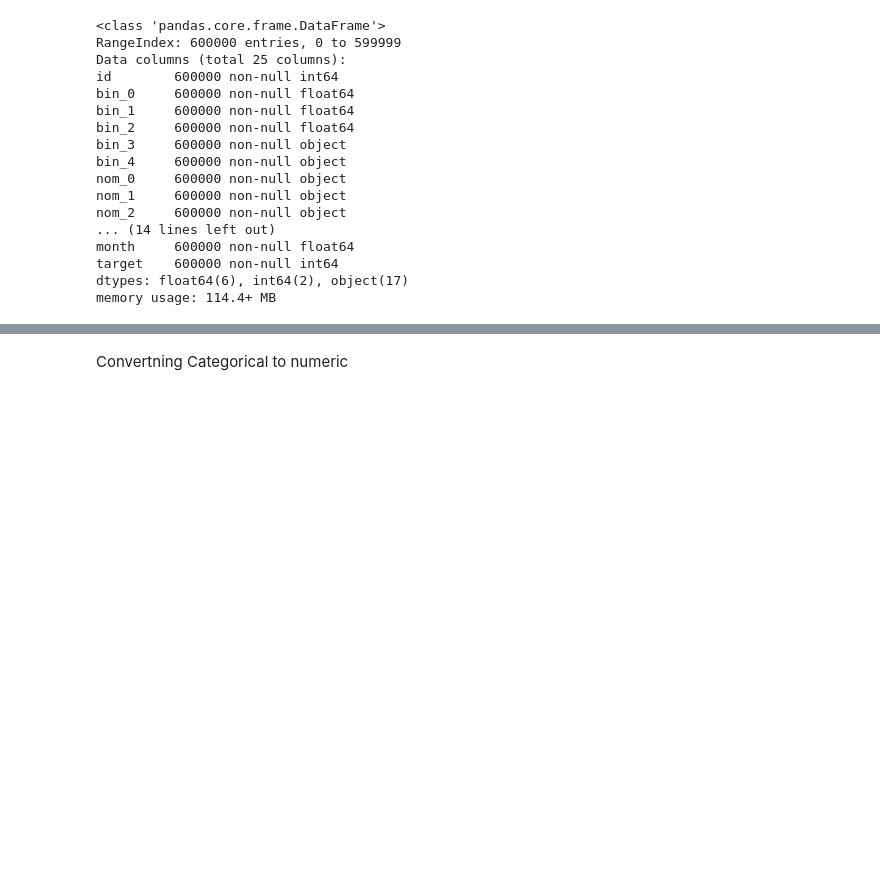
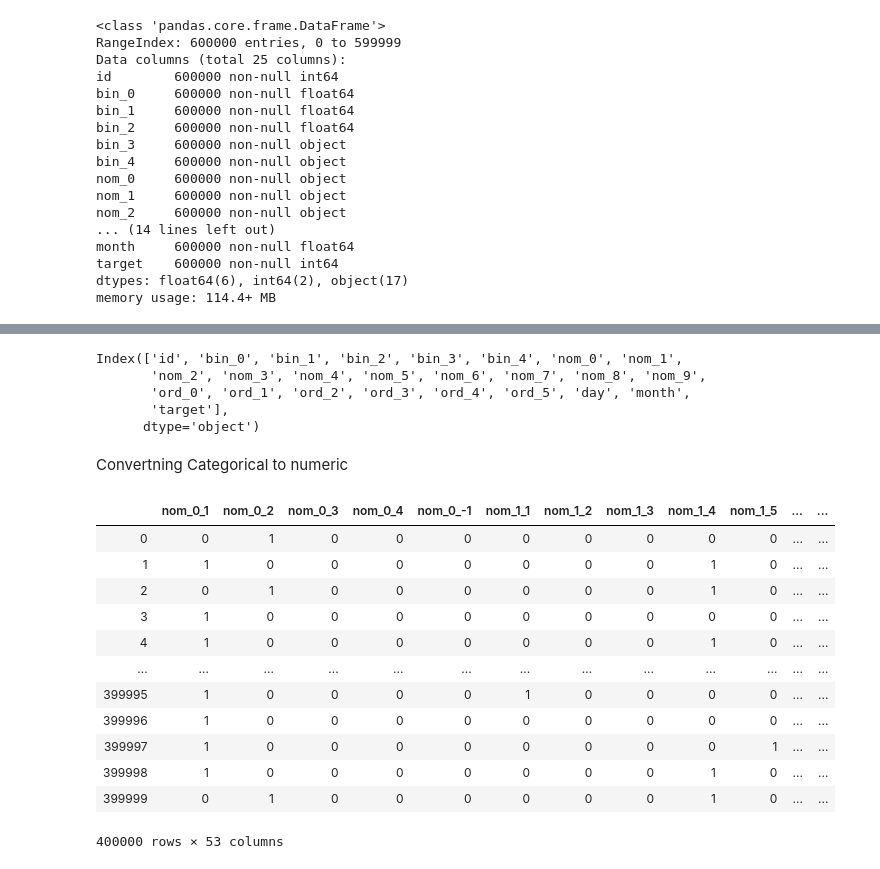
Before and after one commit to E-STAT/Categorical-Features-II-kaggle-hackathon, a Jupyter notebook: Cat_Feat_py.ipynb, the cells around one changed output, grey strips where cells are left out. Cells and saved outputs as stored; diff of their text form; code cells hidden in the pictures; blank space fills up the shorter version.

```diff
--- a/Cat_Feat_py.ipynb
+++ b/Cat_Feat_py.ipynb
@@ -350,0 +361,11 @@ memory usage: 114.4+ MB
+# %%
+train.columns
+# %% [output]
+Index(['id', 'bin_0', 'bin_1', 'bin_2', 'bin_3', 'bin_4', 'nom_0', 'nom_1',
+       'nom_2', 'nom_3', 'nom_4', 'nom_5', 'nom_6', 'nom_7', 'nom_8', 'nom_9',
+       'ord_0', 'ord_1', 'ord_2', 'ord_3', 'ord_4', 'ord_5', 'day', 'month',
+       'target'],
+      dtype='object')
+# %%
+train = train.drop('id', axis = 1)
+test = test.drop('id', axis = 1)
@@ -352,0 +380,33 @@ Convertning Categorical to numeric
+# %%
+enc_hot = OneHotEncoder(cols = ['nom_0', 'nom_1', 'nom_2', 'nom_3', 'nom_4']).fit(X, y)
+features = enc_hot.transform(X)
+test = enc_hot.transform(test)
+# %%
+enc = OrdinalEncoder(cols=['ord_1', 'ord_2', 'ord_3', 'ord_4', 'ord_5']).fit(features, y)
+features = enc.transform(features)
+test = enc.transform(test)
+# %%
+cat_features_label = (['bin_0', 'bin_1', 'bin_2', 'bin_3', 'bin_4','nom_5', 'nom_6', 'nom_7', 'nom_8', 'nom_9'])
+encoder = LabelEncoder()
+encoded_label = features[cat_features_label].apply(encoder.fit_transform)
+encoded_testlabel = test[cat_features_label].apply(encoder.fit_transform)
+
+features.drop(['bin_0', 'bin_1', 'bin_2', 'bin_3', 'bin_4','nom_5', 'nom_6', 'nom_7', 'nom_8', 'nom_9'], axis = 1, inplace = True)
+test.drop(['bin_0', 'bin_1', 'bin_2', 'bin_3', 'bin_4','nom_5', 'nom_6', 'nom_7', 'nom_8', 'nom_9'], axis = 1, inplace = True)
+
+features.join(encoded_label)
+test.join(encoded_testlabel)
+# %% [output]
+|  | nom_0_1 | nom_0_2 | nom_0_3 | nom_0_4 | nom_0_-1 | nom_1_1 | nom_1_2 | nom_1_3 | nom_1_4 | nom_1_5 | ... | ... |
+| 0 | 0 | 1 | 0 | 0 | 0 | 0 | 0 | 0 | 0 | 0 | ... | ... |
+| 1 | 1 | 0 | 0 | 0 | 0 | 0 | 0 | 0 | 1 | 0 | ... | ... |
+| 2 | 0 | 1 | 0 | 0 | 0 | 0 | 0 | 0 | 1 | 0 | ... | ... |
+| 3 | 1 | 0 | 0 | 0 | 0 | 0 | 0 | 0 | 0 | 0 | ... | ... |
+| 4 | 1 | 0 | 0 | 0 | 0 | 0 | 0 | 0 | 1 | 0 | ... | ... |
+| ... | ... | ... | ... | ... | ... | ... | ... | ... | ... | ... | ... | ... |
+| 399995 | 1 | 0 | 0 | 0 | 0 | 1 | 0 | 0 | 0 | 0 | ... | ... |
+| 399996 | 1 | 0 | 0 | 0 | 0 | 0 | 0 | 0 | 0 | 0 | ... | ... |
+| 399997 | 1 | 0 | 0 | 0 | 0 | 0 | 0 | 0 | 0 | 1 | ... | ... |
+| 399998 | 1 | 0 | 0 | 0 | 0 | 0 | 0 | 0 | 1 | 0 | ... | ... |
+| 399999 | 0 | 1 | 0 | 0 | 0 | 0 | 0 | 0 | 1 | 0 | ... | ... |
+400000 rows × 53 columns
```
Also changed, not shown: parts of 28 cells of this notebook.
